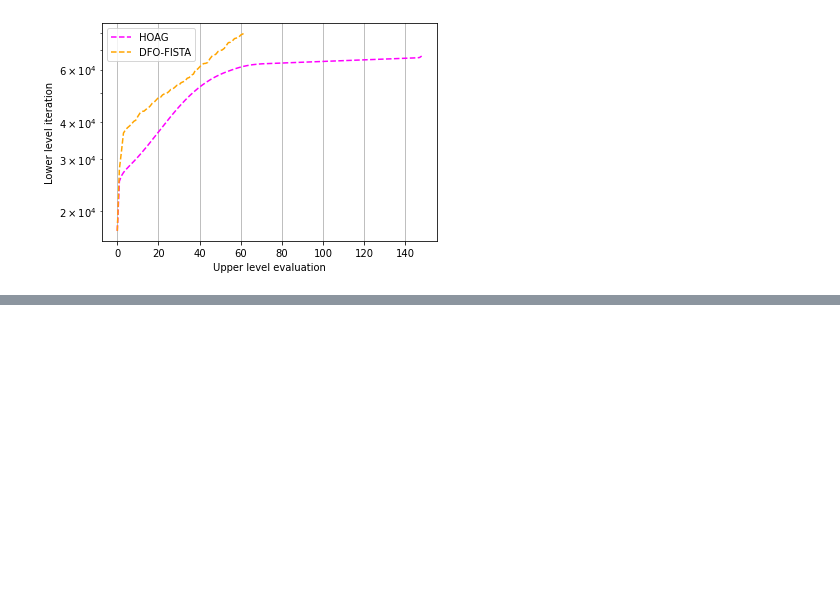
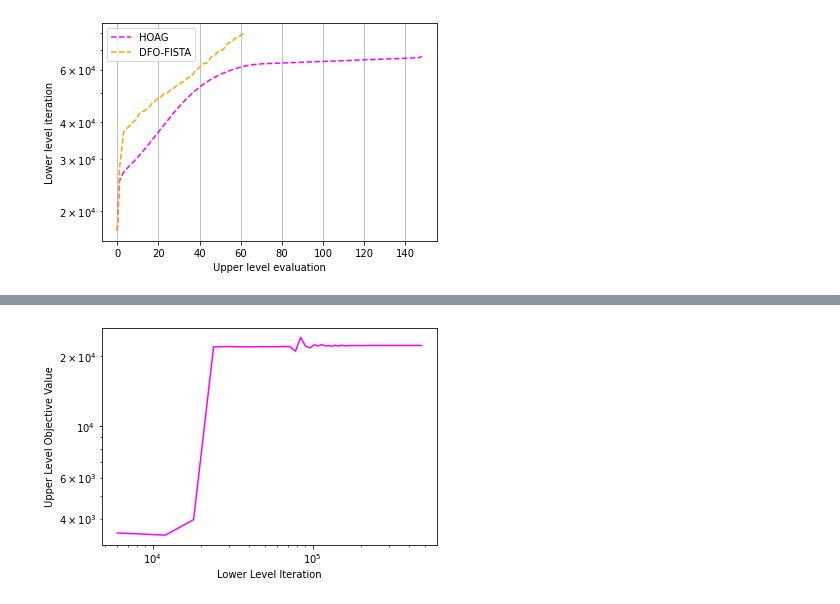
Before and after one commit to MohammadSadeghSalehi/Bilevel, a Jupyter notebook: Codes/Bilevel.ipynb, the cells around one changed output, grey strips where cells are left out. Saved outputs shown, nothing was run; the diff lists cells and outputs as text; code cells hidden in the pictures; blank space fills up the shorter version.

Commit message:
convolutional filters added & graphs are updated

```diff
--- a/Codes/Bilevel.ipynb
+++ b/Codes/Bilevel.ipynb
@@ -1167,9 +1167,10 @@ import scipy.optimize as op
 import dfols as dfo
 from PIL import Image
 import matplotlib.pyplot as plt
+from scipy import ndimage
 
-class DFO_FISTA:
-    def __init__(self, A, b, y, x0, L, mu, alpha,nu, xi, max_iter=2000, tol=1e-1):
+class DFO_FISTA_Conv:
+    def __init__(self, A, b, y, x0, theta, max_iter=2000, tol=1e-1):
         # A is the forward operator
         #b is the ground truth
         # y is the noisy image
@@ -1183,13 +1184,10 @@ class DFO_FISTA:
         self.y = np.squeeze(np.asarray(y))
         self.x0 = np.zeros((np.shape(b)[2],len(x0.flatten())))
         self.x0[:,:] = x0.flatten()
-        self.L = L
-        self.mu = mu
-        self.nu = nu
-        self.xi = xi
-        self.alpha = alpha
+        self.theta = theta
         self.max_iter = max_iter
         self.tol = tol
+        self.s = 3
         self.gtol = 0
         self.matsize = np.shape(x0)
         self.upperVal = []
@@ -1197,7 +1195,7 @@ class DFO_FISTA:
         self.lowerIterSum = 0
         self.upperEval = 0
         self.uppersolver = dfo.DFO()
-    def FISTA(self, alpha,nu,xi,i):
+    def FISTA(self, theta,i):
         # Algorithm for solving the lower-level problem
         x = self.x0[i,:]
         t = 0
@@ -1209,15 +1207,15 @@ class DFO_FISTA:
             x_old = x
             x = np.reshape(x,(256,256))
             x = x.flatten()
-            self.L = 1+ (np.exp(alpha)/np.exp(nu))* 8+np.exp(xi)
-            self.mu = 1+np.exp(xi)
+            self.L = 1+ (1/theta[1])* np.exp(theta[0]) + np.linalg.norm(theta[2:])**2
+            self.mu = 1
             tau = 1/(self.L)
             q = tau*self.mu
             t_old = t
             t = (1-q*t**2+np.sqrt((1-q*t**2)**2+4*t**2))/2
             beta = ((t_old-1)*(1-t*q))/(t*(1-q))
             z = x + beta * (x-x_old)
-            p = self.gradPhi(z, alpha, nu, xi,i)
+            p = self.gradPhi(z, theta,i)
             if np.linalg.norm(p)**2/self.mu**2 < self.tol:
                 self.x0[i,:] = z -  tau*p
                 self.lowerIterSum += k+1
@@ -1233,43 +1231,36 @@ class DFO_FISTA:
         user_params = {'logging.save_diagnostic_info': True}
         user_params['logging.save_xk'] = True
         # Save diagnostic info to CSV
-        soln = self.uppersolver.solve(self.UpperLevel, np.array([self.alpha, self.nu, self.xi]),bounds=(-10*np.ones(3),10*np.ones(3)),rhoend=1e-8,print_progress=True,maxfun=150,user_params=user_params)
-        soln.diagnostic_info.to_csv('DFOdetail.csv')
+        soln = self.uppersolver.solve(self.UpperLevel, np.array(self.theta),bounds=(-10*np.ones(11),10*np.ones(11)),rhoend=1e-8,print_progress=True,maxfun=150,user_params=user_params)
+        #soln.diagnostic_info.to_csv('DFOdetail.csv')
         self.upperEval = self.uppersolver.evalCount
         return soln
-    def phi(self, x, alpha,nu,xi, i):
-        phi = 0.5*np.linalg.norm(x.flatten()-self.y[:,:,i].flatten())**2 +np.exp(alpha) * self.TV2D(x, np.exp(nu)) + 0.5 *np.exp(xi) * np.linalg.norm(x)**2
+    def convolution(self,x,c):
+        return ndimage.convolve(x, c, mode='reflect', cval=0.0)
+    def phi(self, x, theta, i):
+        phi = 0.5*np.linalg.norm(x.flatten()-self.y[:,:,i].flatten())**2 +np.exp(theta[0])
+        * (np.sum(np.sqrt(np.abs(self.convolution(x,np.reshape(theta[2:],(self.s,self.s))).flatten())**2+ theta[1]**2)))
         return phi
-    def gradPhi(self, x, alpha,nu,xi,i):
+    def gradPhi(self, x, theta,i):
         x = np.reshape(x,self.matsize)
-        gradPhi = np.squeeze(np.asarray(x.flatten() - np.squeeze(np.asarray(self.y[:,:,i].flatten())) + np.exp(alpha) *self.gradTV2D(x, np.exp(nu)) + np.exp(xi) * x.flatten()))
+        cx = self.convolution(x,np.reshape(theta[2:],(self.s,self.s)))
+        phidot = cx/((np.sqrt(np.abs(cx)**2+ theta[1]**2)))
+        cTcx = self.convolution(phidot,np.reshape(theta[2:],(self.s,self.s)).T).flatten()
+        gradPhi = np.squeeze(np.asarray(x.flatten() - np.squeeze(np.asarray(self.y[:,:,i].flatten())) + np.exp(theta[0]) *cTcx))
         return gradPhi.flatten()
 
     def UpperLevel(self,theta):
-        alpha = theta[0]
-        nu = theta[1]
-        xi = theta[2]
+
         # FISTA
         UL = []
         for i in range(np.shape(self.b)[2]):
-            UL.append(np.sqrt(1/np.shape(self.b)[2])*np.linalg.norm(self.FISTA(alpha,nu,xi,i)- np.squeeze(np.asarray(self.b[:,:,i].flatten()))))
-        # self.upperVal.append(np.sum(UL))
-        # self.lowerIter.append(self.lowerIterSum)
+            UL.append(np.sqrt(1/np.shape(self.b)[2])*np.linalg.norm(self.FISTA(theta,i)- np.squeeze(np.asarray(self.b[:,:,i].flatten()))))
         Usquared = [r**2 for r in UL]
         self.upperVal.append(np.sum(Usquared))
         self.lowerIter.append(self.lowerIterSum)
-        #LBFGS
-        # UL = []
-        # for i in range(np.shape(self.b)[2]):
-        #     UL.append(np.linalg.norm(self.LBFGS(alpha,nu,xi,i).flatten()- np.squeeze(np.asarray(self.b[:,:,i].flatten()))))
 
         return np.squeeze(np.array([UL]))
-    def LBFGS(self,alpha,nu,xi,i):
-        x0 = self.x0.flatten()
-        # op.fmin_l_bfgs_b(self.phi, self.gradPhi, x0=self.x0, args=(i,theta))
-        self.x0 = op.minimize(self.phi, x0, args=(alpha,nu,xi,i), method='L-BFGS-B', jac=self.gradPhi,options={'disp': None, 'gtol': int(np.sqrt(len(x0)))*1e-06/(1+np.exp(xi))**2},tol= 1e-8).x
-        self.gtol = 0
-        return np.squeeze(np.asarray(self.x0))
+
 
 
 
@@ -1280,7 +1271,7 @@ path = '/Users/sadegh/Downloads/Humans/256*256'
 data = np.load(path+ '/' +'Data.npz')
 b = data['X']
 b = b/255
-b = b[:,:,0:10]
+b = b[:,:,0:3]
 #x0 = np.random.rand(np.shape(b)[0],np.shape(b)[1])
 
 A = np.eye(b.shape[1])
@@ -1288,9 +1279,9 @@ NoisyData = np.load(path+ '/' +'DataNoisy2.npz')
 y = NoisyData['y']
 y = y/255
 x0 = y[:,:,1]
-y = y[:,:,0:10]
-
-Bilevel = DFO_FISTA(A, b, y, x0, 0.1, 1.2, -2,-5,-4)
+y = y[:,:,0:3]
+theta = np.array(np.random.rand(11))
+Bilevel = DFO_FISTA_Conv(A, b, y, x0, theta)
 result = Bilevel.DFO()
 thetaOptimal = result.x
 print("Theta:" +str(thetaOptimal))
@@ -1301,3 +1292,4 @@ plt.ylabel('Upper Level Objective Value')
 plt.xscale('log')
 plt.yscale('log')
 #[-2.62850676 -5.68326658 -4.82007257]
+# %% [output]
@@ -1303,0 +1313 @@ plt.yscale('log')
+[figure, added]
```
Also changed, not shown: parts of 2 cells of this notebook.
